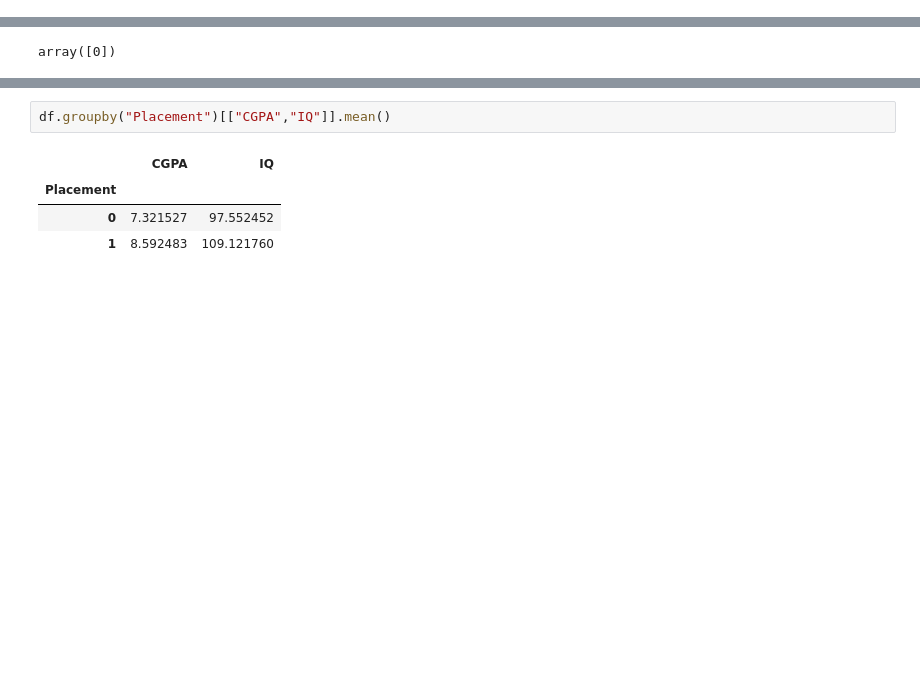
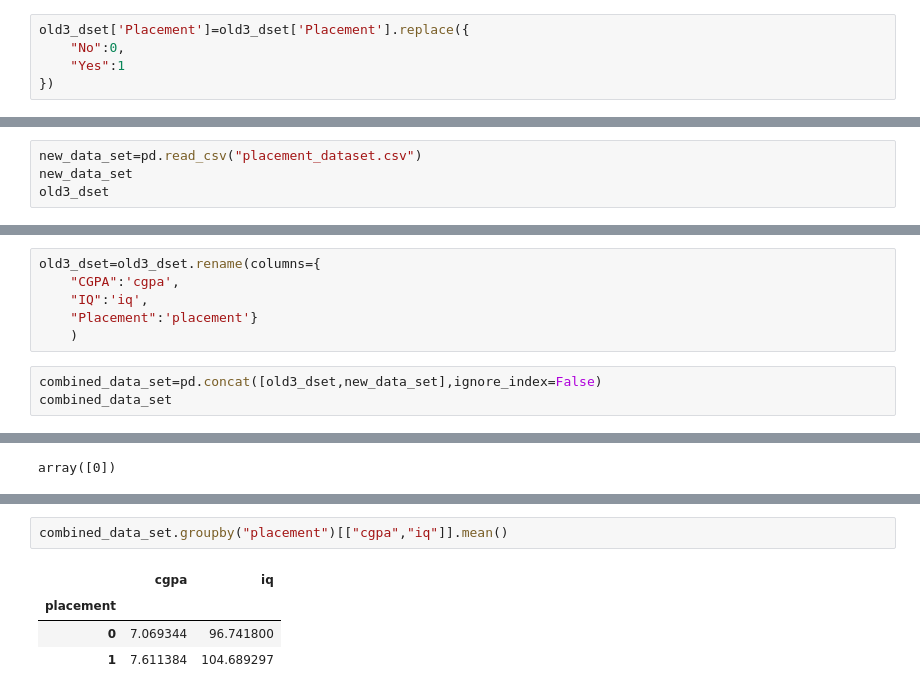
Before and after one commit to akash6392614083-star/placement-predictor, a Jupyter notebook: cleaning.ipynb, the cells around one changed output, grey strips where cells are left out. Saved outputs shown, nothing was run; the diff lists cells and outputs as text; blank space fills up the shorter version.

```diff
--- a/cleaning.ipynb
+++ b/cleaning.ipynb
@@ -41,0 +59,5 @@ memory usage: 781.4+ KB
+# %%
+old3_dset['Placement']=old3_dset['Placement'].replace({
+    "No":0,
+    "Yes":1
+})
@@ -41,0 +72,4 @@ memory usage: 781.4+ KB
+# %%
+new_data_set=pd.read_csv("placement_dataset.csv")
+new_data_set
+old3_dset
@@ -41,0 +114,9 @@ memory usage: 781.4+ KB
+# %%
+old3_dset=old3_dset.rename(columns={
+    "CGPA":'cgpa',
+    "IQ":'iq',
+    "Placement":'placement'}
+    )
+# %%
+combined_data_set=pd.concat([old3_dset,new_data_set],ignore_index=False)
+combined_data_set
@@ -243,7 +374,7 @@ np.unique(y_pred,return_counts=True)
 # %%
-df.groupby("Placement")[["CGPA","IQ"]].mean()
+combined_data_set.groupby("placement")[["cgpa","iq"]].mean()
 # %% [output]
-|  | CGPA | IQ |
-| Placement |  |  |
-| 0 | 7.321527 | 97.552452 |
-| 1 | 8.592483 | 109.121760 |
+|  | cgpa | iq |
+| placement |  |  |
+| 0 | 7.069344 | 96.741800 |
+| 1 | 7.611384 | 104.689297 |
```
Also changed, not shown: parts of 23 cells of this notebook, 4 other files.
